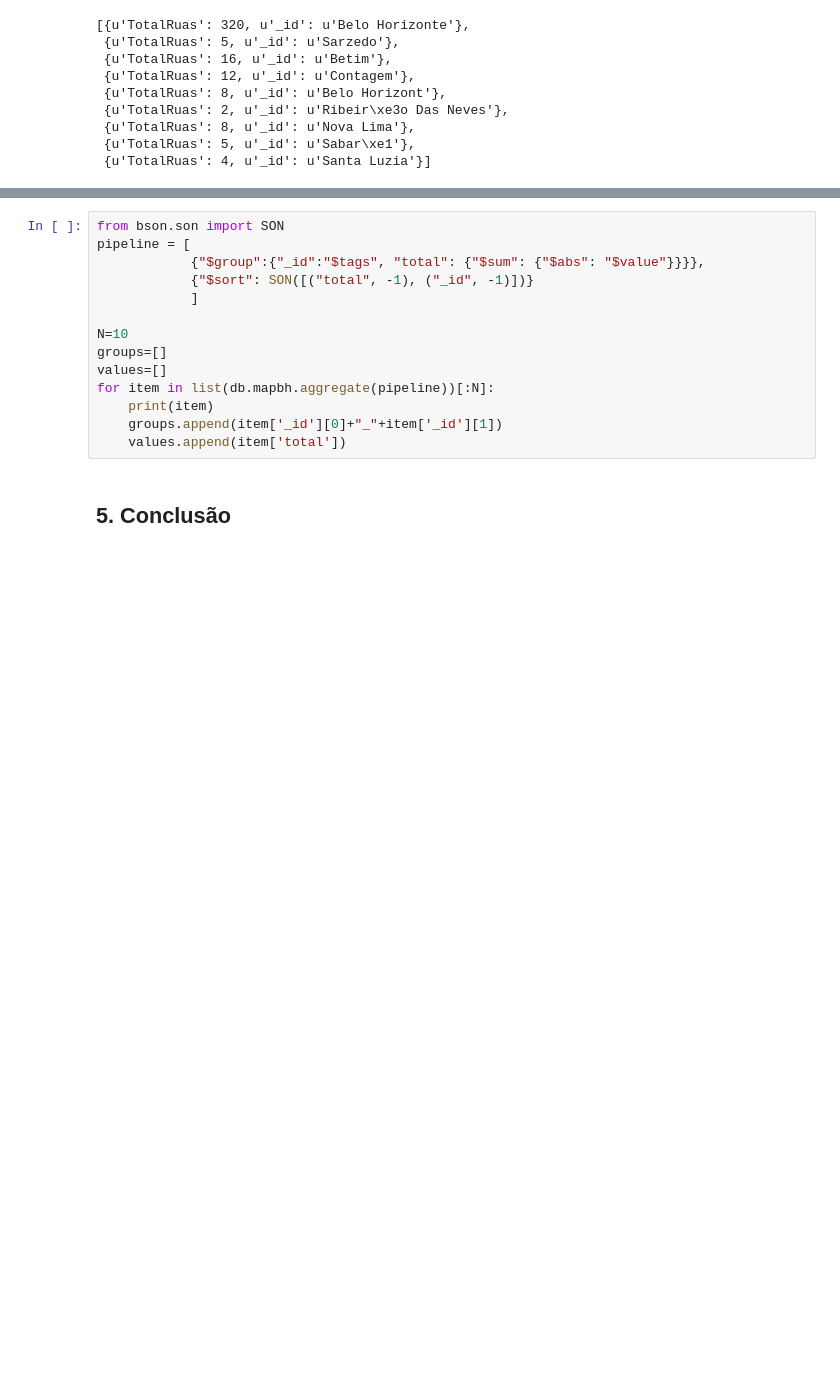
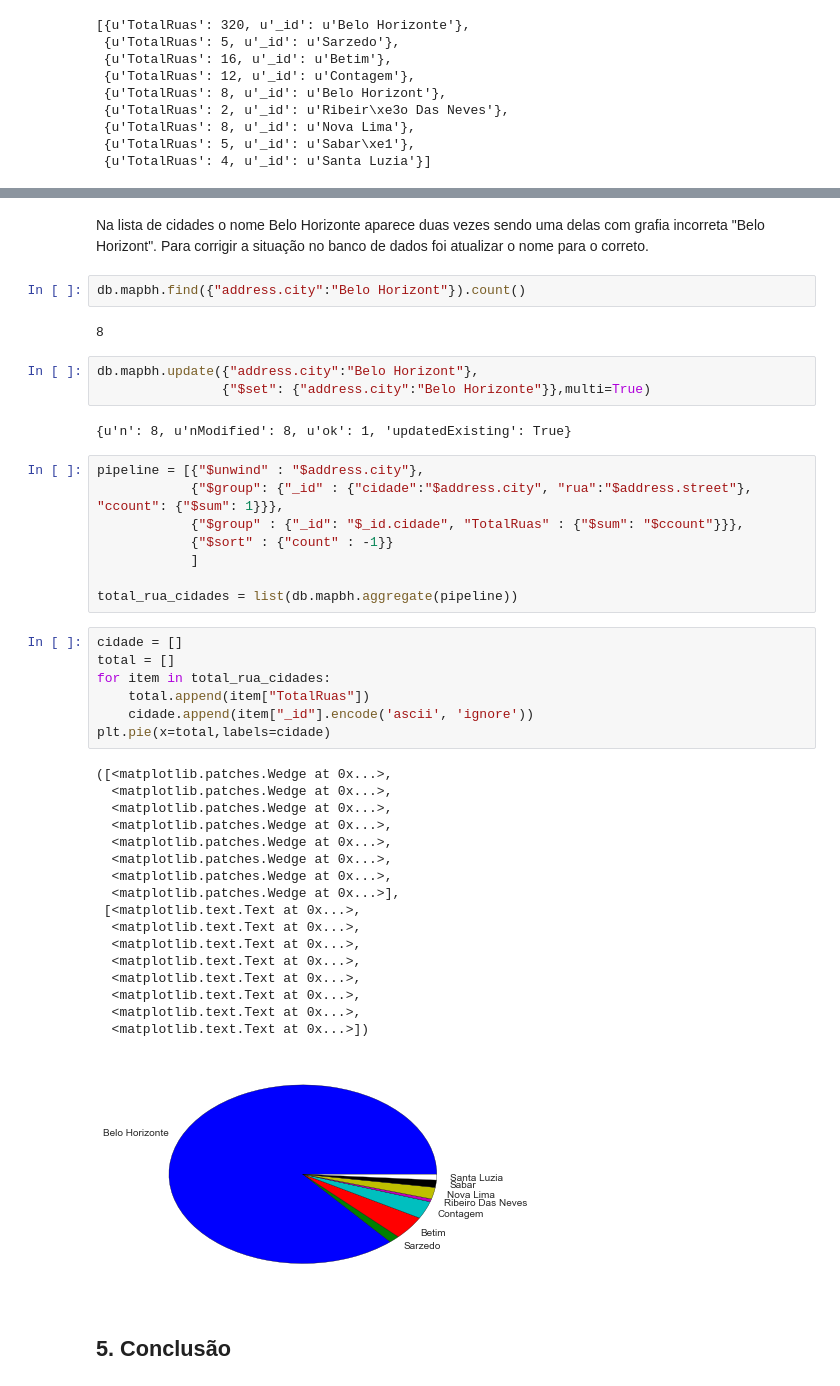
Before and after one commit to liebycardoso/OpenStreetMap, a Jupyter notebook: wrangler_mongodb.ipynb, the cells around one changed output, grey strips where cells are left out. Cells and saved outputs as stored; diff of their text form; blank space fills up the shorter version.

```diff
--- a/wrangler_mongodb.ipynb
+++ b/wrangler_mongodb.ipynb
@@ -137,17 +130,47 @@ list(a)
-# %%
-from bson.son import SON
-pipeline = [
-            {"$group":{"_id":"$tags", "total": {"$sum": {"$abs": "$value"}}}},
-            {"$sort": SON([("total", -1), ("_id", -1)])}
-            ]
-
-N=10
-groups=[]
-values=[]
-for item in list(db.mapbh.aggregate(pipeline))[:N]:
-    print(item)
-    groups.append(item['_id'][0]+"_"+item['_id'][1])
-    values.append(item['total'])
+# %% [markdown]
+Na lista de cidades o nome Belo Horizonte aparece duas vezes sendo uma delas com grafia incorreta "Belo Horizont". Para corrigir a situação no banco de dados foi atualizar o nome para o correto.
+# %%
+db.mapbh.find({"address.city":"Belo Horizont"}).count()
+# %% [output]
+8
+# %%
+db.mapbh.update({"address.city":"Belo Horizont"},
+                {"$set": {"address.city":"Belo Horizonte"}},multi=True)
+# %% [output]
+{u'n': 8, u'nModified': 8, u'ok': 1, 'updatedExisting': True}
+# %%
+pipeline = [{"$unwind" : "$address.city"},
+            {"$group": {"_id" : {"cidade":"$address.city", "rua":"$address.street"}, "ccount": {"$sum": 1}}},
+            {"$group" : {"_id": "$_id.cidade", "TotalRuas" : {"$sum": "$ccount"}}},
+            {"$sort" : {"count" : -1}}
+            ]
+
+total_rua_cidades = list(db.mapbh.aggregate(pipeline))
+# %%
+cidade = []
+total = []
+for item in total_rua_cidades:
+    total.append(item["TotalRuas"])
+    cidade.append(item["_id"].encode('ascii', 'ignore'))
+plt.pie(x=total,labels=cidade)
+# %% [output]
+([<matplotlib.patches.Wedge at 0x...>,
+  <matplotlib.patches.Wedge at 0x...>,
+  <matplotlib.patches.Wedge at 0x...>,
+  <matplotlib.patches.Wedge at 0x...>,
+  <matplotlib.patches.Wedge at 0x...>,
+  <matplotlib.patches.Wedge at 0x...>,
+  <matplotlib.patches.Wedge at 0x...>,
+  <matplotlib.patches.Wedge at 0x...>],
+ [<matplotlib.text.Text at 0x...>,
+  <matplotlib.text.Text at 0x...>,
+  <matplotlib.text.Text at 0x...>,
+  <matplotlib.text.Text at 0x...>,
+  <matplotlib.text.Text at 0x...>,
+  <matplotlib.text.Text at 0x...>,
+  <matplotlib.text.Text at 0x...>,
+  <matplotlib.text.Text at 0x...>])
+[figure, added]
 # %% [markdown]
 ## 5. Conclusão
 # %% [markdown]
```
Also changed, not shown: parts of 5 cells of this notebook.
